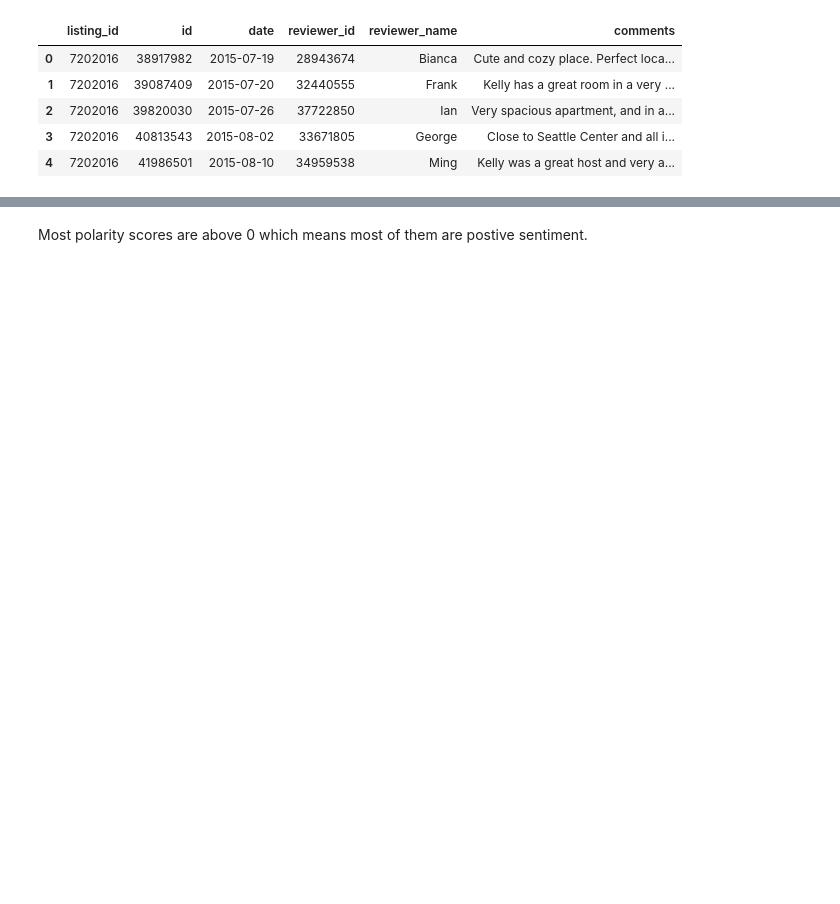
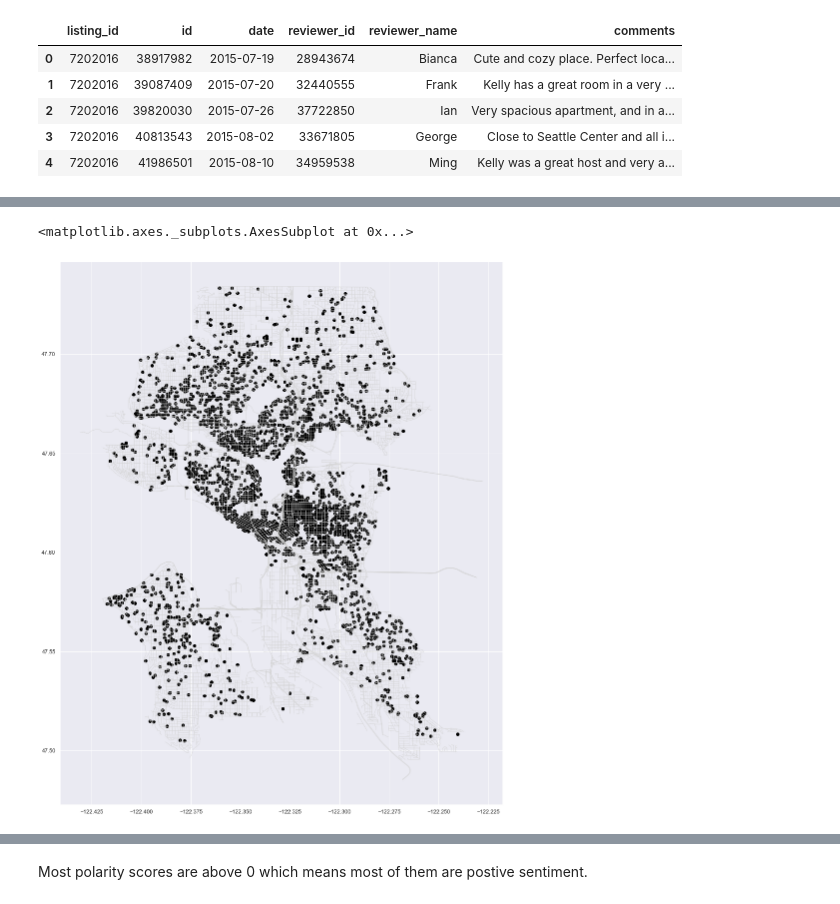
Before and after one commit to CaedenZ/CZ1015miniproject, a Jupyter notebook: main.ipynb, the cells around one changed output, grey strips where cells are left out. Saved outputs shown, nothing was run; the diff lists cells and outputs as text; code cells hidden in the pictures; blank space fills up the shorter version.

Commit message:
improve polarity code and added more visuals

```diff
--- a/main.ipynb
+++ b/main.ipynb
@@ -71,0 +62,18 @@ polarity_per_listing_id.head()
+# %%
+# Calendar df
+calendar.price = calendar.price.replace('[\$,]', '', regex=True).astype(float)
+calendar.date = pd.to_datetime(calendar.date)
+
+# Listings df
+listings.price = listings.price.replace('[\$,]', '', regex=True).astype(float)
+listings.weekly_price = listings.weekly_price.replace('[\$,]', '', regex=True).astype(float)
+listings.monthly_price = listings.monthly_price.replace('[\$,]', '', regex=True).astype(float)
+listings.extra_people = listings.extra_people.replace('[\$,]', '', regex=True).astype(float)
+listings.cleaning_fee = listings.cleaning_fee.replace('[\$,]', '', regex=True).astype(float)
+listings.security_deposit = listings.security_deposit.replace('[\$,]', '', regex=True).astype(float)
+listings.host_acceptance_rate = listings.host_acceptance_rate.astype(str).str.replace('%','').astype(float)
+listings.host_response_rate = listings.host_response_rate.astype(str).str.replace('%','').astype(float)
+listings.host_since = pd.to_datetime(listings.host_since)
+
+# reviews df
+reviews.date = pd.to_datetime(reviews.date)
@@ -71,0 +125,15 @@ polarity_per_listing_id.head()
+# %%
+# create a geo panda dataframe
+listings_duplicate = listings.copy()
+gdf = gpd.GeoDataFrame(listings_duplicate,geometry=gpd.points_from_xy(combined_listings['longitude'],combined_listings['latitude']))
+# reading seattle's street/map data
+df_seattle = gpd.read_file('https://opendata.arcgis.com/datasets/383027d103f042499693da22d72d10e3_0.geojson')
+
+fig,ax = plt.subplots(figsize=(30,20))
+# plotting seattle's street/map
+df_seattle.plot(color='lightgrey',linewidth=1,alpha=0.7,ax=ax)
+# plotting the location of the airbnbs
+gdf.plot(color='black',ax=ax)
+# %% [output]
+<matplotlib.axes._subplots.AxesSubplot at 0x...>
+[figure, added]
```
Also changed, not shown: parts of 42 cells of this notebook.
